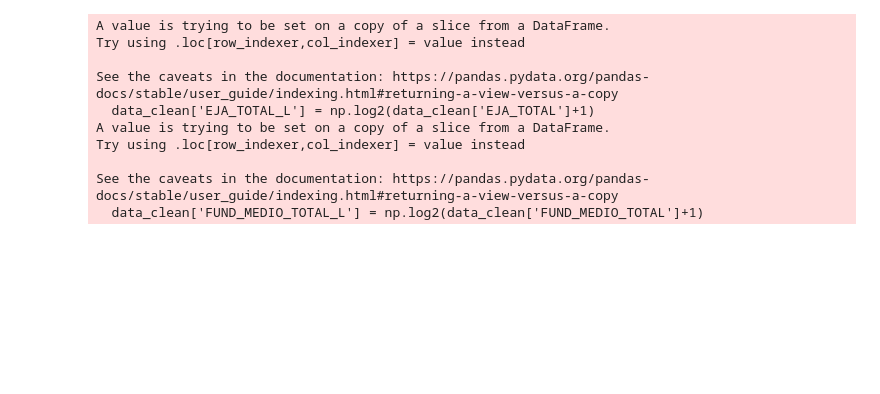
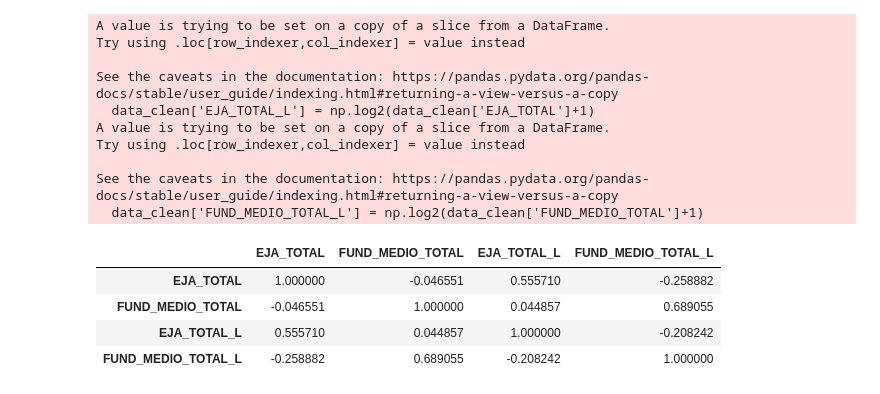
Before and after one commit to mscorzoni/Data_Collection, a Jupyter notebook: test.ipynb, the cells around one changed output. Drawn from its saved outputs; the diff is of its cells as text; code cells hidden in the pictures; blank space fills up the shorter version.

Commit message:
correlation matrix

```diff
--- a/test.ipynb
+++ b/test.ipynb
@@ -138,3 +138,14 @@ Try using .loc[row_indexer,col_indexer] = value instead
 
 See the caveats in the documentation: https://pandas.pydata.org/pandas-docs/stable/user_guide/indexing.html#returning-a-view-versus-a-copy
   data_clean['FUND_MEDIO_TOTAL_L'] = np.log2(data_clean['FUND_MEDIO_TOTAL']+1)
+# %%
+# correlaction matrix
+
+correlation_matrix = data_clean[['EJA_TOTAL', 'FUND_MEDIO_TOTAL', 'EJA_TOTAL_L', 'FUND_MEDIO_TOTAL_L']].corr()
+correlation_matrix
+# %% [output]
+|  | EJA_TOTAL | FUND_MEDIO_TOTAL | EJA_TOTAL_L | FUND_MEDIO_TOTAL_L |
+| EJA_TOTAL | 1.000000 | -0.046551 | 0.555710 | -0.258882 |
+| FUND_MEDIO_TOTAL | -0.046551 | 1.000000 | 0.044857 | 0.689055 |
+| EJA_TOTAL_L | 0.555710 | 0.044857 | 1.000000 | -0.208242 |
+| FUND_MEDIO_TOTAL_L | -0.258882 | 0.689055 | -0.208242 | 1.000000 |
```
